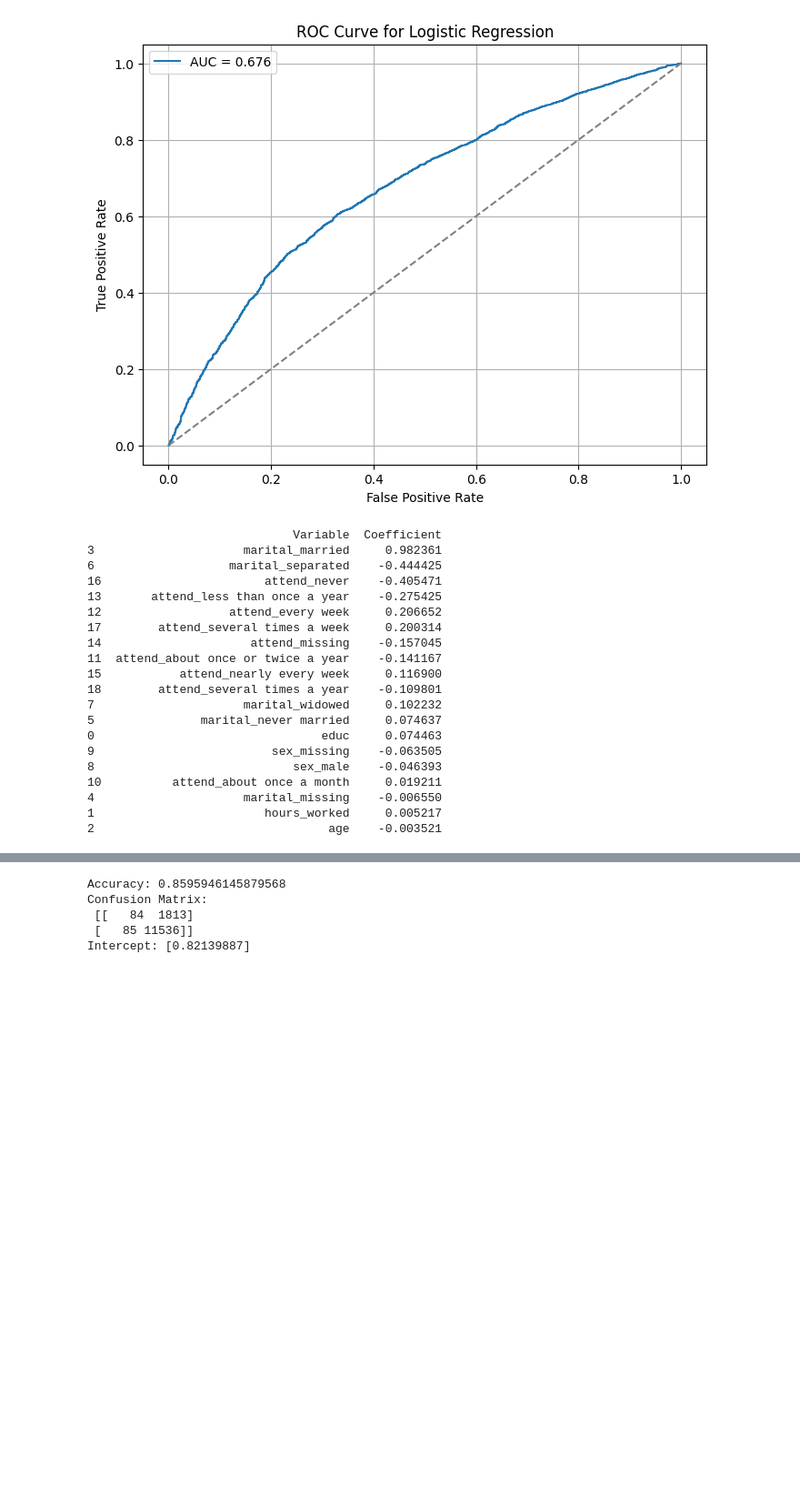
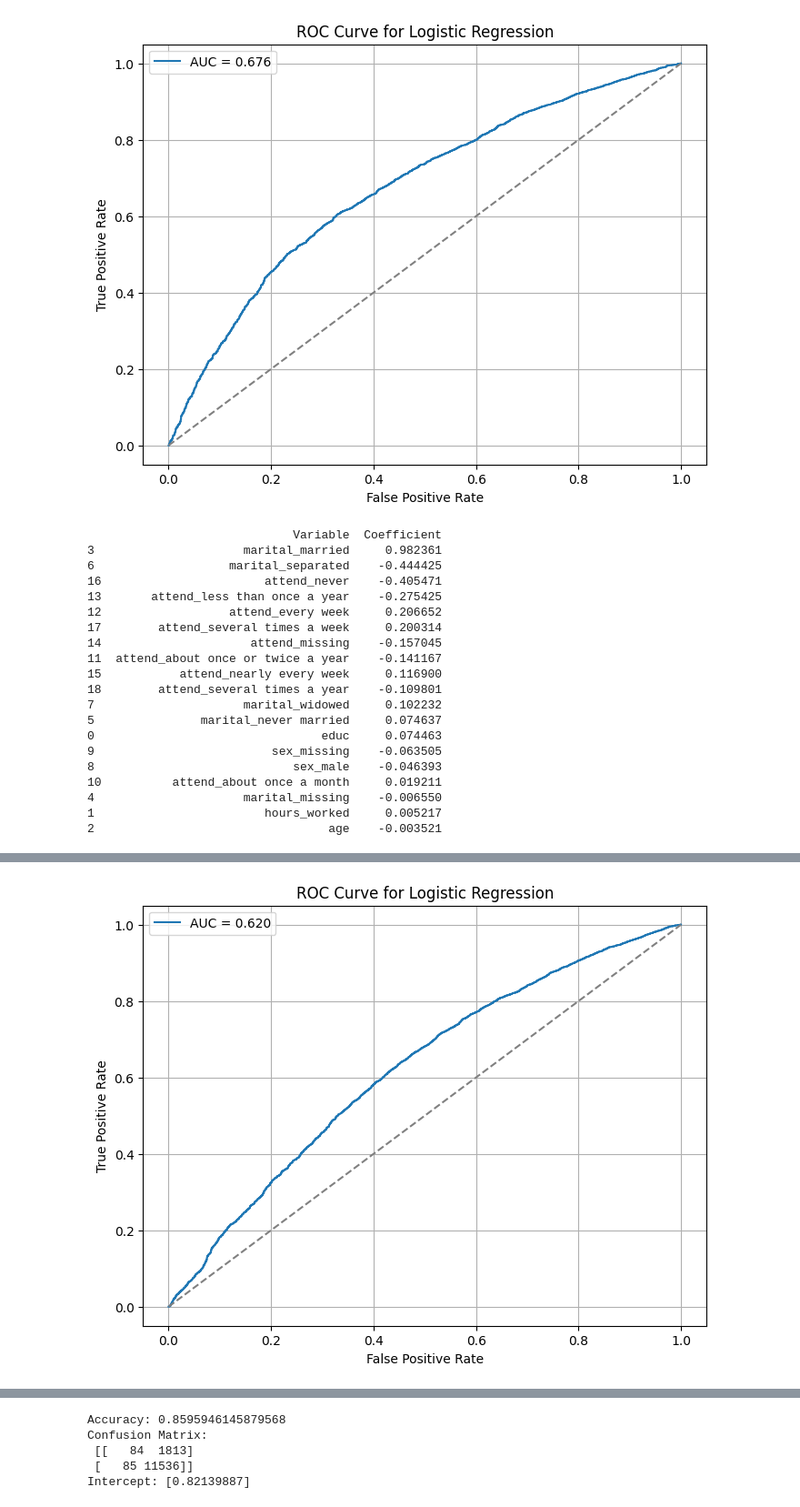
Before and after one commit to fwx5ax/Final-Project-DS3001, a Jupyter notebook: Project.ipynb, the cells around one changed output, grey strips where cells are left out. Shown at 91% size. Cells and saved outputs as stored; diff of their text form; code cells hidden in the pictures; blank space fills up the shorter version.

Commit message:
explanation for linear regression

```diff
--- a/Project.ipynb
+++ b/Project.ipynb
@@ -864,3 +875,80 @@ Intercept: [0.51225248]
 4                     marital_missing    -0.006550
 1                        hours_worked     0.005217
 2                                 age    -0.003521
+# %%
+import pandas as pd
+from sklearn.linear_model import LogisticRegression
+from sklearn.model_selection import train_test_split
+from sklearn.metrics import accuracy_score, confusion_matrix
+import matplotlib.pyplot as plt
+from sklearn.metrics import roc_curve, roc_auc_score
+
+# Recode 'happy' to binary: 1 = happy, 0 = not too happy, 0 = missing
+gss['happy_binary'] = gss['happy'].map({
+    'very happy': 1,
+    'pretty happy': 1,
+    'not too happy': 0,
+    'missing':0
+})
+
+# Choose predictors
+features = ['marital', 'educ', 'sex', 'hours_worked', 'attend','age']
+
+# Subset data and drop missing
+df = gss[['happy_binary'] + features].dropna()
+
+# Define X and y
+X = pd.get_dummies(df[features], drop_first=True)
+y = df['happy_binary']
+
+# Train/test split
+X_train, X_test, y_train, y_test = train_test_split(X, y, test_size=0.2, random_state=42)
+
+# Fit logistic regression
+log_reg = LogisticRegression(max_iter=1000)
+log_reg.fit(X_train, y_train)
+
+# Predict on test set
+y_pred = log_reg.predict(X_test)
+
+# Evaluate
+print("Accuracy:", accuracy_score(y_test, y_pred))
+print("Confusion Matrix:\n", confusion_matrix(y_test, y_pred))
+print("Intercept:", log_reg.intercept_)
+
+# Predict probabilities for the positive class (1)
+y_pred_proba = log_reg.predict_proba(X_test)[:, 1]
+
+# Calculate False Positive Rate and True Positive Rate
+fpr, tpr, thresholds = roc_curve(y_test, y_pred_proba)
+
+# Calculate AUC (Area Under Curve)
+auc_score = roc_auc_score(y_test, y_pred_proba)
+
+# Plot ROC Curve
+plt.figure(figsize=(8,6))
+plt.plot(fpr, tpr, label=f'AUC = {auc_score:.3f}')
+plt.plot([0, 1], [0, 1], linestyle='--', color='gray')  # random guess line
+plt.xlabel('False Positive Rate')
+plt.ylabel('True Positive Rate')
+plt.title('ROC Curve for Logistic Regression')
+plt.legend()
+plt.grid()
+plt.show()
+
+
+# Get feature names (X_test must be a DataFrame)
+feature_names = X_test.columns
+
+# Get coefficients from the trained logistic regression model
+coefficients = log_reg.coef_[0]
+
+# Create a nicely formatted DataFrame
+coef_df = pd.DataFrame({
+    'Variable': feature_names,
+    'Coefficient': coefficients
+}).sort_values(by='Coefficient', key=abs, ascending=False)
+
+# Display the result
+print(coef_df)
+# %% [output]
@@ -866,0 +960 @@ Intercept: [0.51225248]
+[figure, added]
```
Also changed, not shown: parts of 5 cells of this notebook.
